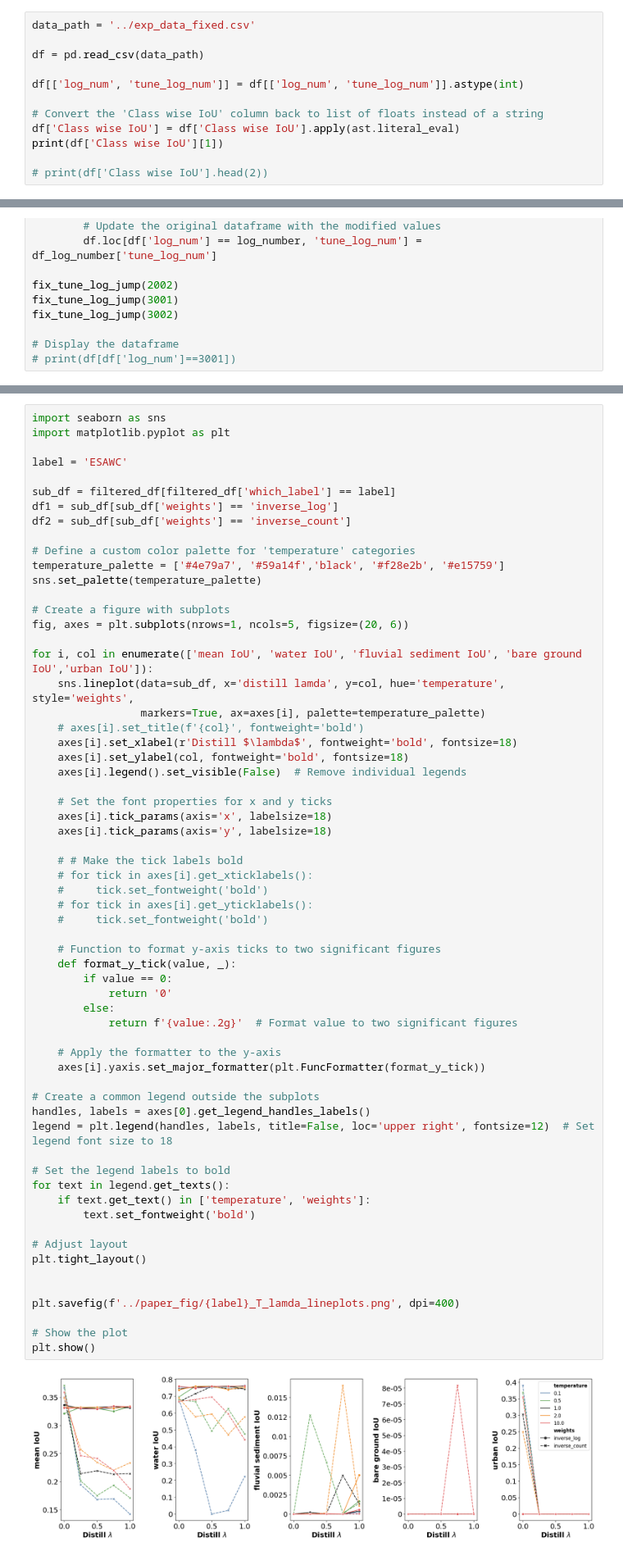
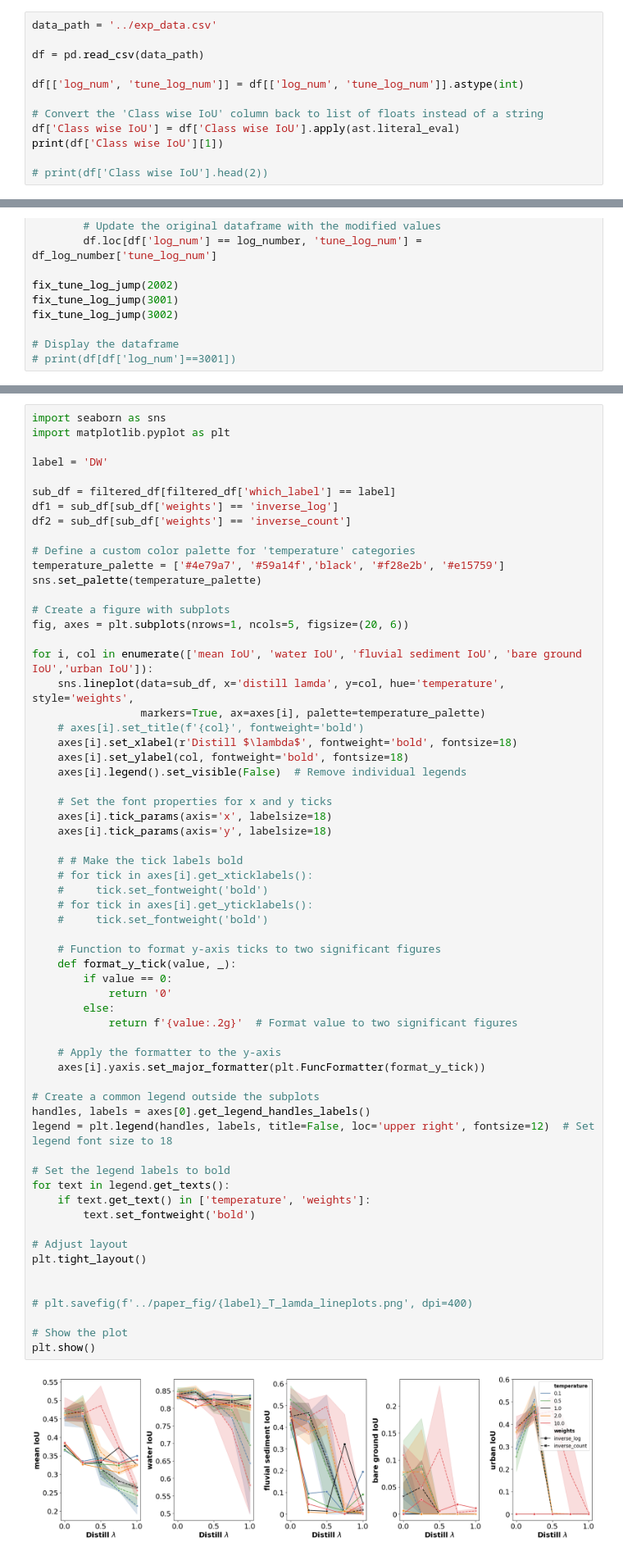
Before and after one commit to sherryqcchen/mlfluv, a Jupyter notebook: plot_accuracy.ipynb, the cells around one changed output, grey strips where cells are left out. Shown at 82% size. Saved outputs shown, nothing was run; the diff lists cells and outputs as text.

Commit message:
get data for more bare from DW labels

```diff
--- a/plot_accuracy.ipynb
+++ b/plot_accuracy.ipynb
@@ -25,5 +25,5 @@ print(f"Current font family: {font_family}")
 # %%
-data_path = '../exp_data_fixed.csv'
+data_path = '../exp_data.csv'
 
 df = pd.read_csv(data_path)
 
@@ -226,7 +220,7 @@ print(best_water_param[['log_num', 'tune_log_num', 'distill lamda', 'temperature
 import seaborn as sns
 import matplotlib.pyplot as plt
 
-label = 'ESAWC'
+label = 'DW'
 
 sub_df = filtered_df[filtered_df['which_label'] == label]
 df1 = sub_df[sub_df['weights'] == 'inverse_log']
@@ -257,35 +251,35 @@ for i, col in enumerate(['mean IoU', 'water IoU', 'fluvial sediment IoU', 'bare
     # for tick in axes[i].get_yticklabels():
     #     tick.set_fontweight('bold')
 
     # Function to format y-axis ticks to two significant figures
     def format_y_tick(value, _):
         if value == 0:
             return '0'
         else:
             return f'{value:.2g}'  # Format value to two significant figures
 
     # Apply the formatter to the y-axis
     axes[i].yaxis.set_major_formatter(plt.FuncFormatter(format_y_tick))
 
 # Create a common legend outside the subplots
 handles, labels = axes[0].get_legend_handles_labels()
 legend = plt.legend(handles, labels, title=False, loc='upper right', fontsize=12)  # Set legend font size to 18
 
 # Set the legend labels to bold
 for text in legend.get_texts():
     if text.get_text() in ['temperature', 'weights']:
         text.set_fontweight('bold')
 
 # Adjust layout
 plt.tight_layout()
 
 
-plt.savefig(f'../paper_fig/{label}_T_lamda_lineplots.png', dpi=400)
+# plt.savefig(f'../paper_fig/{label}_T_lamda_lineplots.png', dpi=400)
 
 # Show the plot
 plt.show()
 # %% [output]
-[figure, old version]
+[figure, new version]
 # %%
 # Plot the accuracy of initial model per land cover class
 
```
Also changed, not shown: parts of 13 cells of this notebook, 4 other files.
